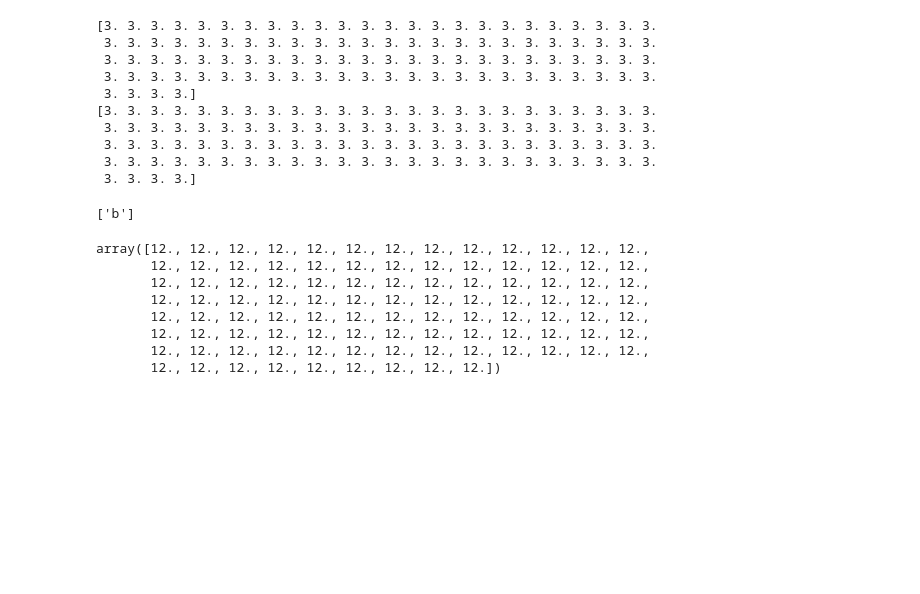
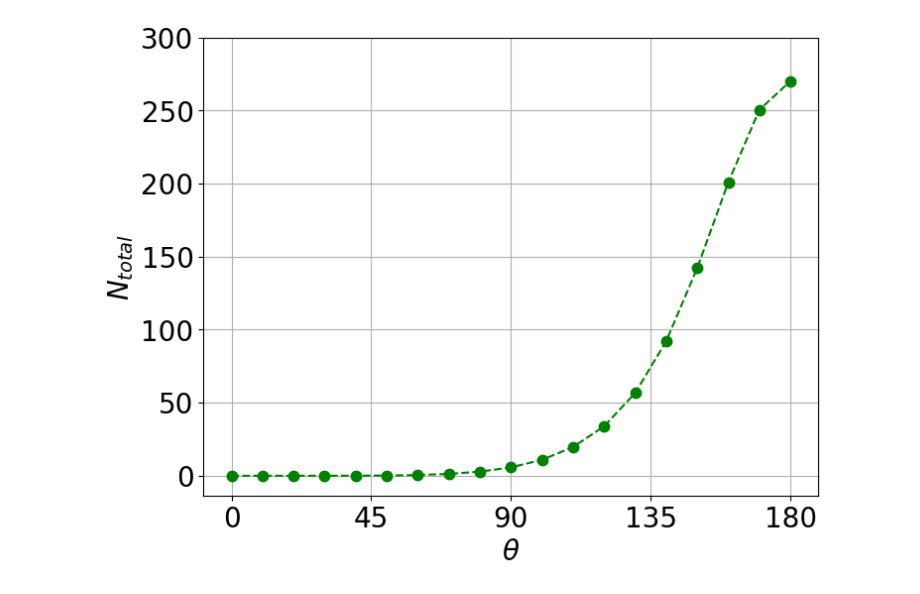
Before and after one commit to hixps/quantum-vacuum, a Jupyter notebook: notebooks/test.ipynb, the cells around one changed output. Drawn from its saved outputs; the diff is of its cells as text; code cells hidden in the pictures; blank space fills up the shorter version.

Commit message:
Small fixes towards tests and refactoring

```diff
--- a/notebooks/test.ipynb
+++ b/notebooks/test.ipynb
@@ -250,8 +67,0 @@ z_: 144
-# %%
-x = np.ones(10000)*2
-y = np.ones(10000)*3
-
-c = []
-for i in range(2):
-    val = ne.evaluate("i*x + y")
-    c.append(val)
@@ -268,18 +67,0 @@ for el in c:
-# %%
-a = np.ones(100)*2
-b = np.ones(100)*3
-
-for i in range(2):
-    d = ne.evaluate('a+b', local_dict={'a': np.zeros(100)})
-    print(d)
-# %% [output]
-[3. 3. 3. 3. 3. 3. 3. 3. 3. 3. 3. 3. 3. 3. 3. 3. 3. 3. 3. 3. 3. 3. 3. 3.
- 3. 3. 3. 3. 3. 3. 3. 3. 3. 3. 3. 3. 3. 3. 3. 3. 3. 3. 3. 3. 3. 3. 3. 3.
- 3. 3. 3. 3. 3. 3. 3. 3. 3. 3. 3. 3. 3. 3. 3. 3. 3. 3. 3. 3. 3. 3. 3. 3.
- 3. 3. 3. 3. 3. 3. 3. 3. 3. 3. 3. 3. 3. 3. 3. 3. 3. 3. 3. 3. 3. 3. 3. 3.
- 3. 3. 3. 3.]
-[3. 3. 3. 3. 3. 3. 3. 3. 3. 3. 3. 3. 3. 3. 3. 3. 3. 3. 3. 3. 3. 3. 3. 3.
- 3. 3. 3. 3. 3. 3. 3. 3. 3. 3. 3. 3. 3. 3. 3. 3. 3. 3. 3. 3. 3. 3. 3. 3.
- 3. 3. 3. 3. 3. 3. 3. 3. 3. 3. 3. 3. 3. 3. 3. 3. 3. 3. 3. 3. 3. 3. 3. 3.
- 3. 3. 3. 3. 3. 3. 3. 3. 3. 3. 3. 3. 3. 3. 3. 3. 3. 3. 3. 3. 3. 3. 3. 3.
- 3. 3. 3. 3.]
@@ -288,20 +68,24 @@ np.savez(fn, b=b)
-# %%
-data = np.load(fn)
-list(data.keys())
-# %% [output]
-['b']
-# %%
-a = np.ones(100)*10
-b = np.ones(100)
-c = 'a + b'
-ex = f'{c} + 1'
-ne.evaluate(ex)
-# %% [output]
-array([12., 12., 12., 12., 12., 12., 12., 12., 12., 12., 12., 12., 12.,
-       12., 12., 12., 12., 12., 12., 12., 12., 12., 12., 12., 12., 12.,
-       12., 12., 12., 12., 12., 12., 12., 12., 12., 12., 12., 12., 12.,
-       12., 12., 12., 12., 12., 12., 12., 12., 12., 12., 12., 12., 12.,
-       12., 12., 12., 12., 12., 12., 12., 12., 12., 12., 12., 12., 12.,
-       12., 12., 12., 12., 12., 12., 12., 12., 12., 12., 12., 12., 12.,
-       12., 12., 12., 12., 12., 12., 12., 12., 12., 12., 12., 12., 12.,
-       12., 12., 12., 12., 12., 12., 12., 12., 12.])
+# %%
+Ntots = np.zeros_like(thetas)
+# %%
+for i,theta in enumerate(tqdm(thetas)):
+    field_2['theta'] = float(theta)
+    fields_params = [field_1, field_2]
+
+    field = ExternalField(fields_params, grid)
+    vacem = VacuumEmission(field)
+    vacem.calculate_vacuum_current(t_grid)
+    Ntot = vacem.calculate_total_signal()
+    Ntots[i] = Ntot
+# %%
+plt.figure()
+plt.plot(thetas, Ntots, '.--', color='green', ms=15)
+plt.grid()
+plt.xlabel('$\\theta$')
+plt.ylabel('$N_{total}$')
+plt.xticks([45*i for i in range(5)])
+plt.yticks([50*i for i in range(7)])
+plt.savefig('../imgs/tests/2_paraxial_Ntot_theta.png')
+plt.show()
+# %% [output]
+[figure, added]
```
Also changed, not shown: parts of 24 cells of this notebook, 2 other files.
